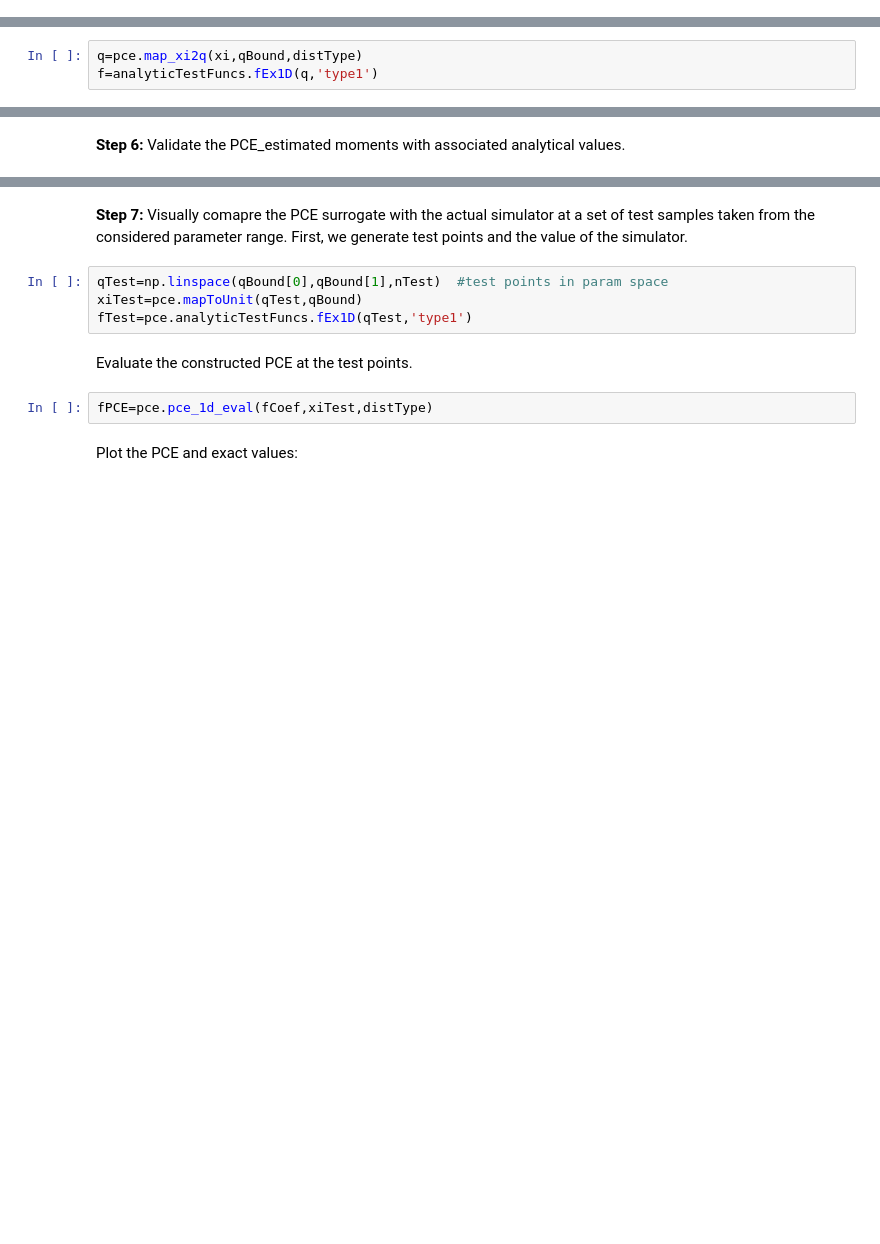
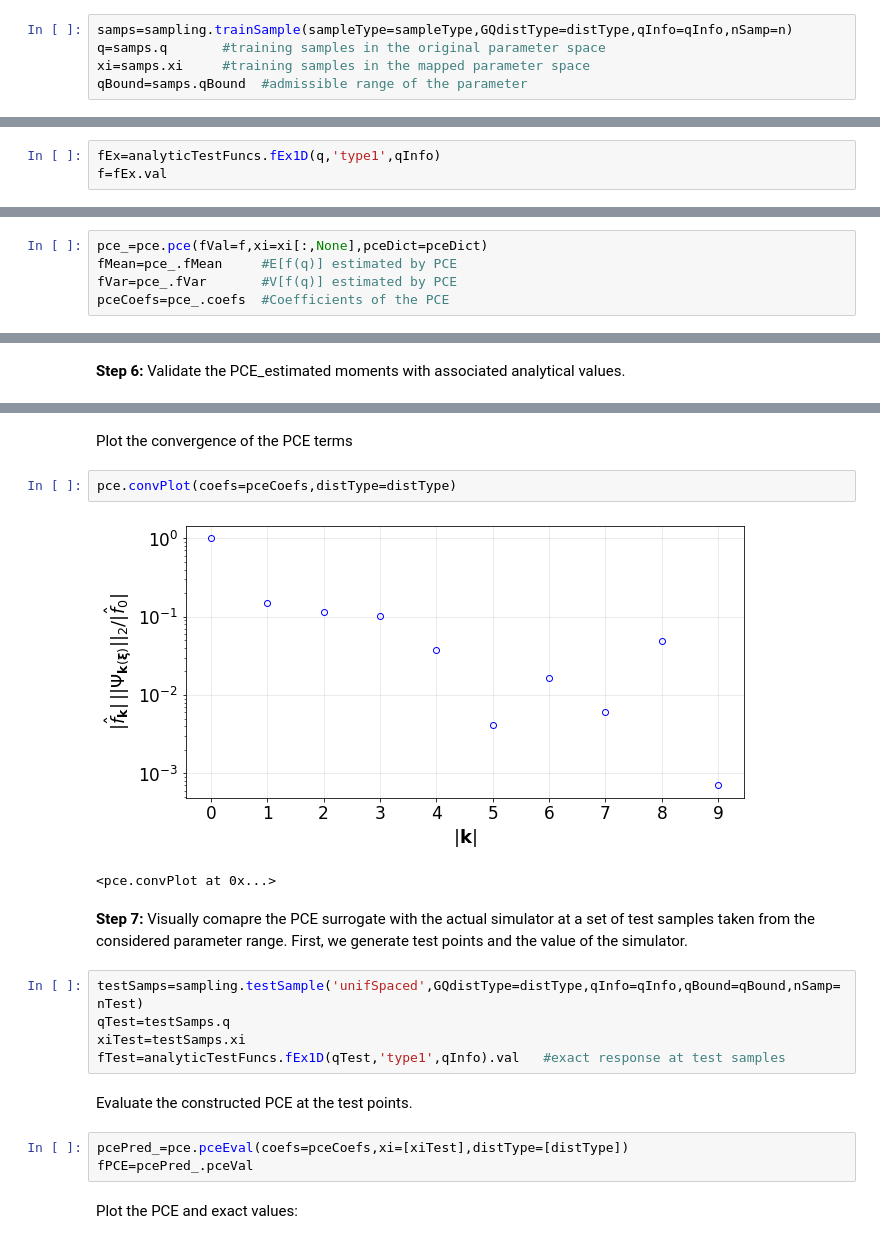
Before and after one commit to KTH-Nek5000/UQit, a Jupyter notebook: docs/source/examples/pce.ipynb, the cells around one changed output, grey strips where cells are left out. Drawn from its saved outputs; the diff is of its cells as text; blank space fills up the shorter version.

```diff
--- a/docs/source/examples/pce.ipynb
+++ b/docs/source/examples/pce.ipynb
@@ -52 +53,6 @@ xi,w=pce.gqPtsWts(n,distType)
+# %%
+samps=sampling.trainSample(sampleType=sampleType,GQdistType=distType,qInfo=qInfo,nSamp=n)
+q=samps.q       #training samples in the original parameter space
+xi=samps.xi     #training samples in the mapped parameter space
+qBound=samps.qBound  #admissible range of the parameter
 # %% [markdown]
@@ -54,5 +60,5 @@ xi,w=pce.gqPtsWts(n,distType)
-# %%
-q=pce.map_xi2q(xi,qBound,distType)
-f=analyticTestFuncs.fEx1D(q,'type1')
+# %%
+fEx=analyticTestFuncs.fEx1D(q,'type1',qInfo)
+f=fEx.val
 # %% [markdown]
 **Step 5** Construct the PCE, given the training data.
@@ -61,2 +65,7 @@ fCoef,fMean,fVar=pce.pce_1d_cnstrct(f,xi,pceDict)
+# %%
+pce_=pce.pce(fVal=f,xi=xi[:,None],pceDict=pceDict)
+fMean=pce_.fMean     #E[f(q)] estimated by PCE
+fVar=pce_.fVar       #V[f(q)] estimated by PCE
+pceCoefs=pce_.coefs  #Coefficients of the PCE
 # %% [markdown]
 The outputs are the coefficients in the PCE along with the estimated $\mathbb{E}_q[f(q)]$ and  $\mathbb{V}_q[f(q)]$.
@@ -71,16 +85,25 @@ print('V[f(q)] = %g\t%g\t%g' %(fVar_ex,fVar,(fVar-fVar_ex)/fVar_ex*100.))
 --------- Exact --------- PCE ---- Error %
 E[(q)] = 10.0471        10.056  0.0882092
 V[f(q)] = 4.91876       5.05353 2.73999
+# %% [markdown]
+Plot the convergence of the PCE terms
+# %%
+pce.convPlot(coefs=pceCoefs,distType=distType)
+# %% [output]
+[figure, added]
+<pce.convPlot at 0x...>
 # %% [markdown]
 **Step 7:** Visually comapre the PCE surrogate with the actual simulator at a set of test samples taken from the considered parameter range. First, we generate test points and the value of the simulator.
-# %%
-qTest=np.linspace(qBound[0],qBound[1],nTest)  #test points in param space
-xiTest=pce.mapToUnit(qTest,qBound)
-fTest=pce.analyticTestFuncs.fEx1D(qTest,'type1')
+# %%
+testSamps=sampling.testSample('unifSpaced',GQdistType=distType,qInfo=qInfo,qBound=qBound,nSamp=nTest)
+qTest=testSamps.q
+xiTest=testSamps.xi
+fTest=analyticTestFuncs.fEx1D(qTest,'type1',qInfo).val   #exact response at test samples
 # %% [markdown]
 Evaluate the constructed PCE at the test points.
-# %%
-fPCE=pce.pce_1d_eval(fCoef,xiTest,distType)
+# %%
+pcePred_=pce.pceEval(coefs=pceCoefs,xi=[xiTest],distType=[distType])
+fPCE=pcePred_.pceVal
 # %% [markdown]
 Plot the PCE and exact values:
 # %%
```
Also changed, not shown: parts of 80 cells of this notebook.
